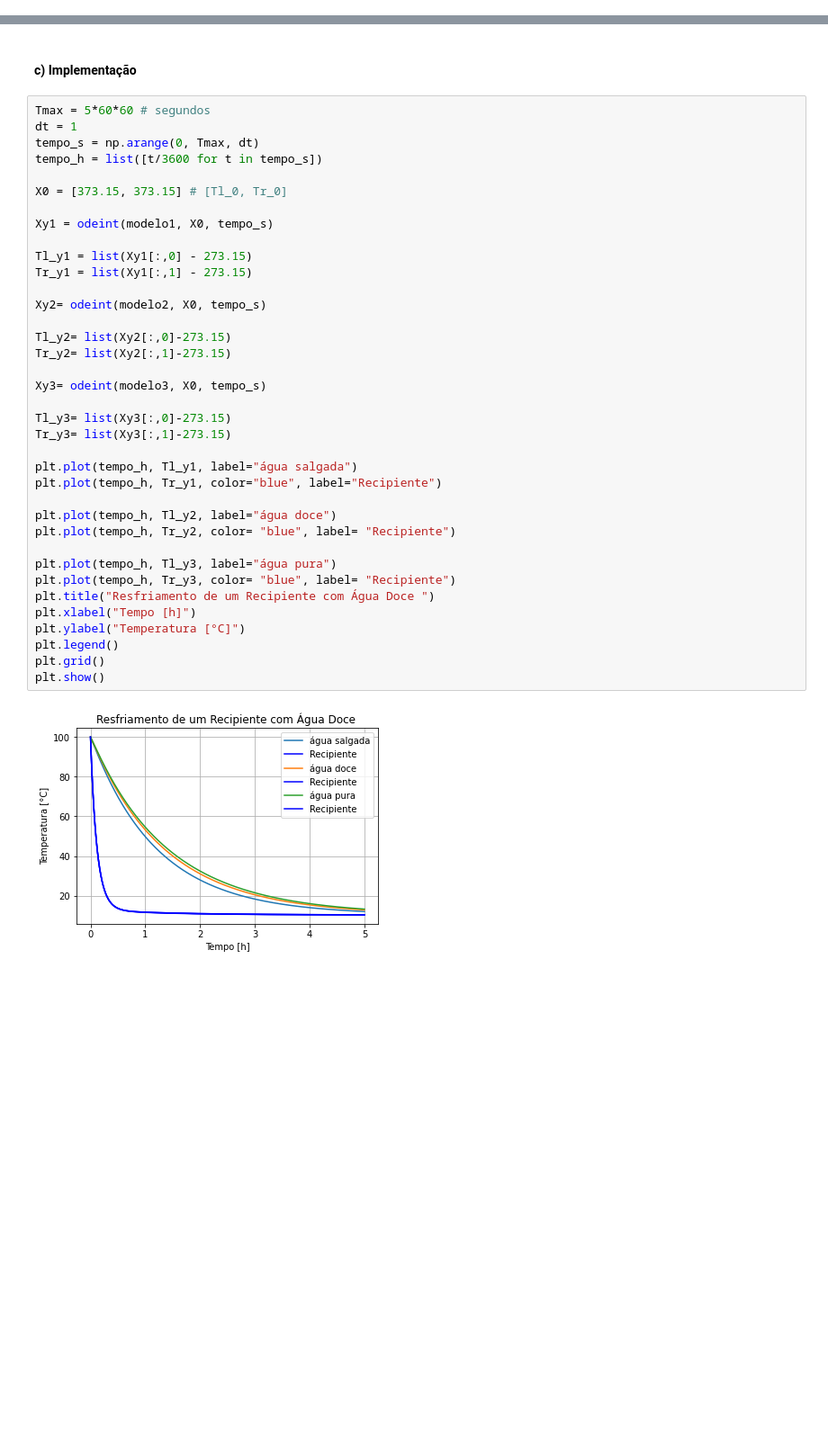
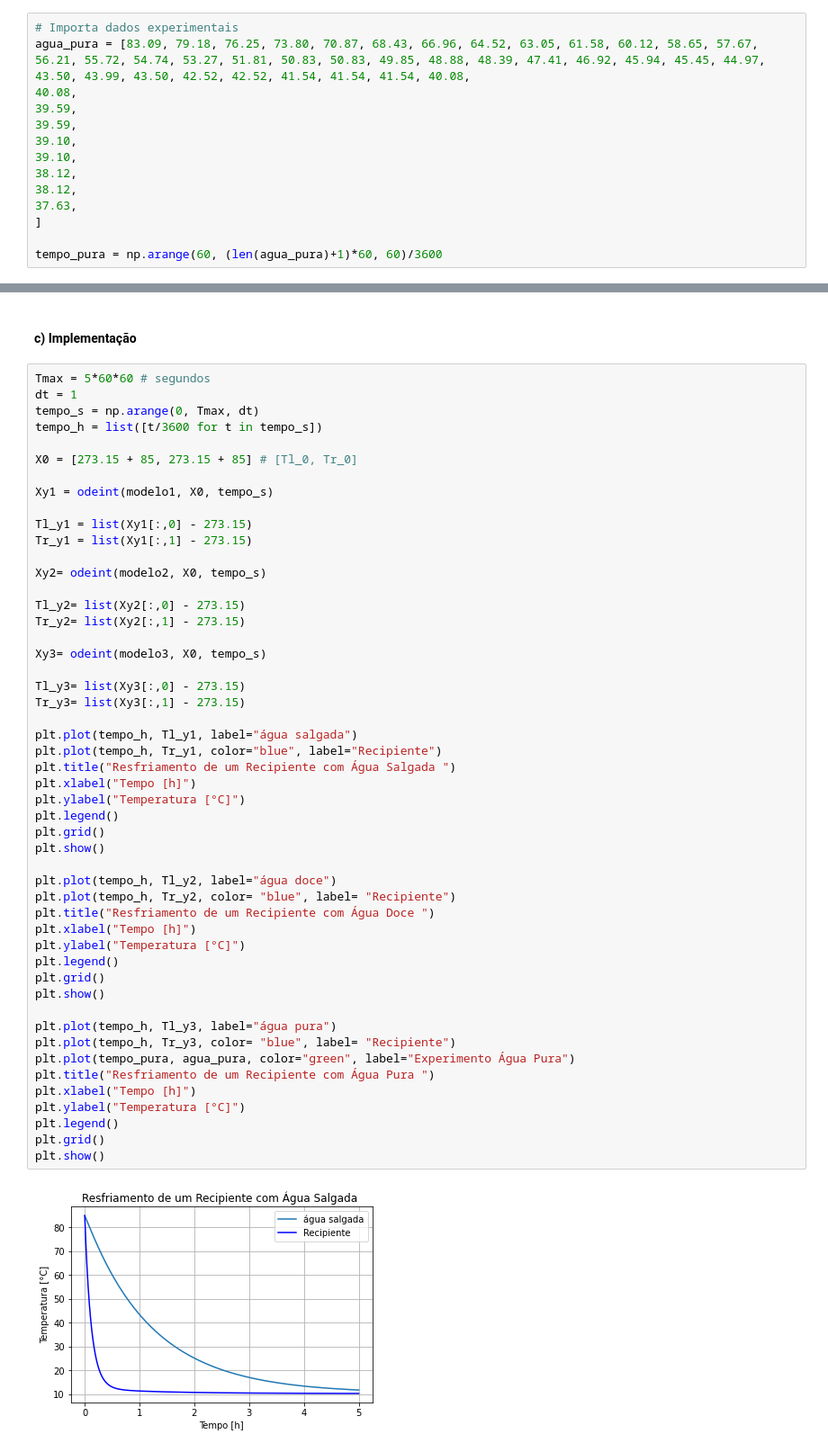
Before and after one commit to dourado-rafa/ModssimProjeto2, a Jupyter notebook: P2.ipynb, the cells around one changed output, grey strips where cells are left out. Shown at 90% size. Drawn from its saved outputs; the diff is of its cells as text; blank space fills up the shorter version.

```diff
--- a/P2.ipynb
+++ b/P2.ipynb
@@ -32,3 +30,17 @@ Suponha, para efeitos didáticos, que tenhamos medido efetivamente a temperatura
+# %%
+# Importa dados experimentais
+agua_pura = [83.09, 79.18, 76.25, 73.80, 70.87, 68.43, 66.96, 64.52, 63.05, 61.58, 60.12, 58.65, 57.67, 56.21, 55.72, 54.74, 53.27, 51.81, 50.83, 50.83, 49.85, 48.88, 48.39, 47.41, 46.92, 45.94, 45.45, 44.97, 43.50, 43.99, 43.50, 42.52, 42.52, 41.54, 41.54, 41.54, 40.08,
+40.08,
+39.59,
+39.59,
+39.10,
+39.10,
+38.12,
+38.12,
+37.63,
+]
+
+tempo_pura = np.arange(60, (len(agua_pura)+1)*60, 60)/3600
 # %% [markdown]
 ----
 
@@ -152,39 +164,52 @@ def modelo3(x, t):
 # %%
 Tmax = 5*60*60 # segundos
 dt = 1
 tempo_s = np.arange(0, Tmax, dt)
 tempo_h = list([t/3600 for t in tempo_s])
 
-X0 = [373.15, 373.15] # [Tl_0, Tr_0]
+X0 = [273.15 + 85, 273.15 + 85] # [Tl_0, Tr_0]
 
 Xy1 = odeint(modelo1, X0, tempo_s)
 
 Tl_y1 = list(Xy1[:,0] - 273.15)
 Tr_y1 = list(Xy1[:,1] - 273.15)
 
 Xy2= odeint(modelo2, X0, tempo_s)
 
-Tl_y2= list(Xy2[:,0]-273.15)
-Tr_y2= list(Xy2[:,1]-273.15)
+Tl_y2= list(Xy2[:,0] - 273.15)
+Tr_y2= list(Xy2[:,1] - 273.15)
 
 Xy3= odeint(modelo3, X0, tempo_s)
 
-Tl_y3= list(Xy3[:,0]-273.15)
-Tr_y3= list(Xy3[:,1]-273.15)
+Tl_y3= list(Xy3[:,0] - 273.15)
+Tr_y3= list(Xy3[:,1] - 273.15)
 
 plt.plot(tempo_h, Tl_y1, label="água salgada")
 plt.plot(tempo_h, Tr_y1, color="blue", label="Recipiente")
+plt.title("Resfriamento de um Recipiente com Água Salgada ")
+plt.xlabel("Tempo [h]")
+plt.ylabel("Temperatura [°C]")
+plt.legend()
+plt.grid()
+plt.show()
 
 plt.plot(tempo_h, Tl_y2, label="água doce")
 plt.plot(tempo_h, Tr_y2, color= "blue", label= "Recipiente")
-
-plt.plot(tempo_h, Tl_y3, label="água pura")
-plt.plot(tempo_h, Tr_y3, color= "blue", label= "Recipiente")
 plt.title("Resfriamento de um Recipiente com Água Doce ")
 plt.xlabel("Tempo [h]")
 plt.ylabel("Temperatura [°C]")
 plt.legend()
 plt.grid()
 plt.show()
+
+plt.plot(tempo_h, Tl_y3, label="água pura")
+plt.plot(tempo_h, Tr_y3, color= "blue", label= "Recipiente")
+plt.plot(tempo_pura, agua_pura, color="green", label="Experimento Água Pura")
+plt.title("Resfriamento de um Recipiente com Água Pura ")
+plt.xlabel("Tempo [h]")
+plt.ylabel("Temperatura [°C]")
+plt.legend()
+plt.grid()
+plt.show()
 # %% [output]
-[figure, old version]
+[figure, new version]
```
Also changed, not shown: parts of 2 cells of this notebook.
